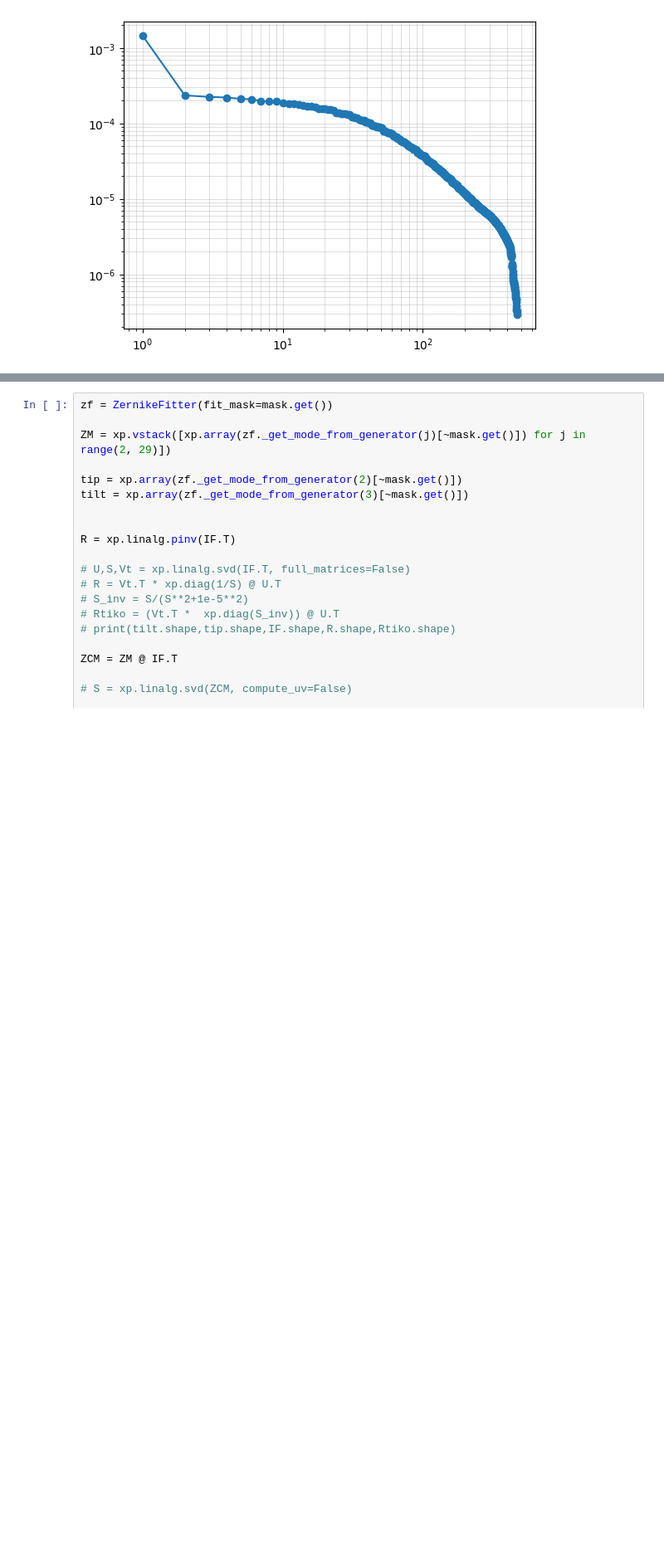
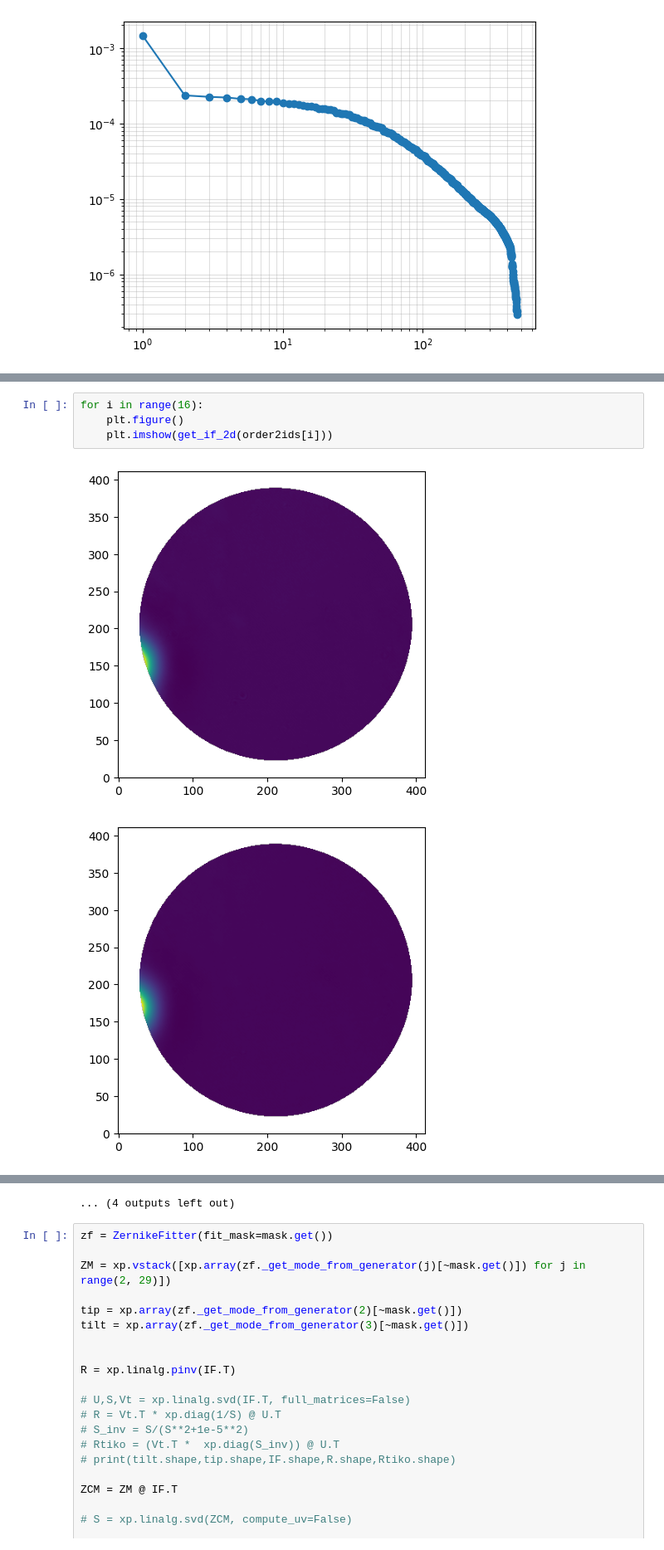
Before and after one commit to runabriguglio/SPLATT, a Jupyter notebook: splattsw/JupyterNotebooks/scratchALPAO.ipynb, the cells around one changed output, grey strips where cells are left out. Shown at 83% size. Cells and saved outputs as stored; diff of their text form; blank space fills up the shorter version.

```diff
--- a/splattsw/JupyterNotebooks/scratchALPAO.ipynb
+++ b/splattsw/JupyterNotebooks/scratchALPAO.ipynb
@@ -40,0 +111,7 @@ plt.grid(which='both',alpha=0.4)
+# %%
+for i in range(16):
+    plt.figure()
+    plt.imshow(get_if_2d(order2ids[i]))
+# %% [output]
+[figure, added]
+[figure, added]
@@ -41,3 +128,4 @@ plt.grid(which='both',alpha=0.4)
+... (4 outputs left out)
 # %%
 zf = ZernikeFitter(fit_mask=mask.get())
 
```
Also changed, not shown: parts of 4 cells of this notebook, 1 other file.
